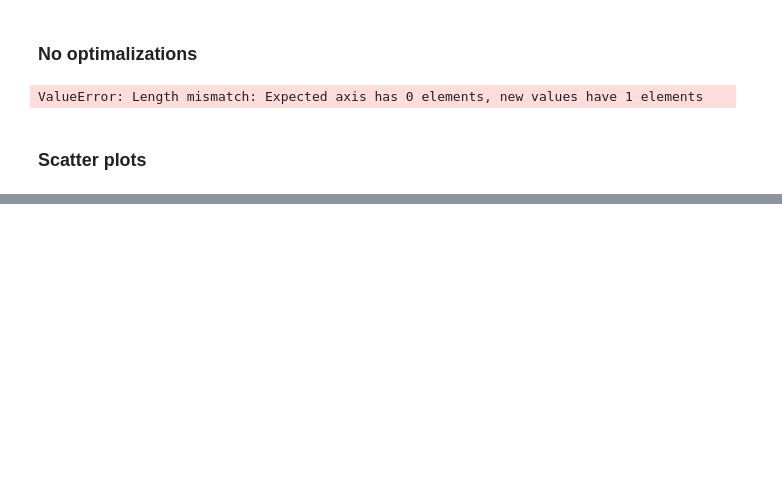
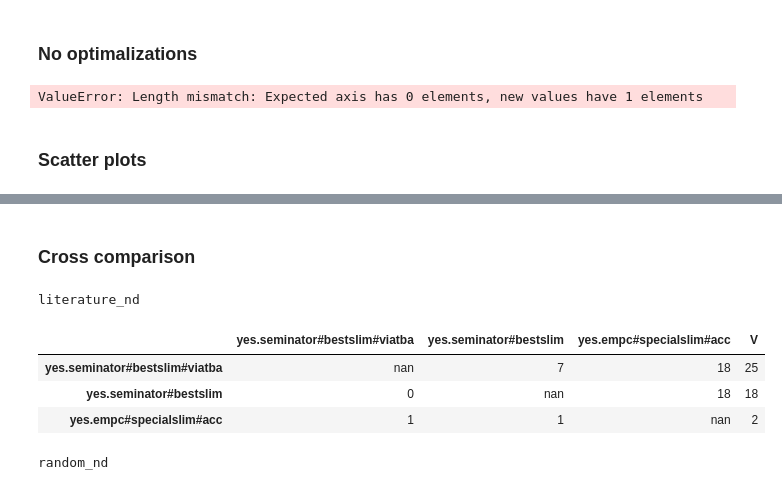
Before and after one commit to psimovec/seminator-evaluation, a Jupyter notebook: slim/create_all.ipynb, the cells around one changed output, grey strips where cells are left out. Saved outputs shown, nothing was run; the diff lists cells and outputs as text; code cells hidden in the pictures; blank space fills up the shorter version.

```diff
--- a/slim/create_all.ipynb
+++ b/slim/create_all.ipynb
@@ -155,0 +254,13 @@ Loading BokehJS ...
+# %% [markdown]
+### Cross comparison
+# %%
+for n, b in nd_benchmarks.items():
+    print(n)
+    display(b.cross_compare(tool_set=[ 'yes.seminator#bestslim#viatba', 'yes.seminator#bestslim', 'yes.empc#specialslim#acc']))
+# %% [output]
+literature_nd
+|  | yes.seminator#bestslim#viatba | yes.seminator#bestslim | yes.empc#specialslim#acc | V |
+| yes.seminator#bestslim#viatba | nan | 7 | 18 | 25 |
+| yes.seminator#bestslim | 0 | nan | 18 | 18 |
+| yes.empc#specialslim#acc | 1 | 1 | nan | 2 |
+random_nd
```
Also changed, not shown: parts of 19 cells of this notebook.
